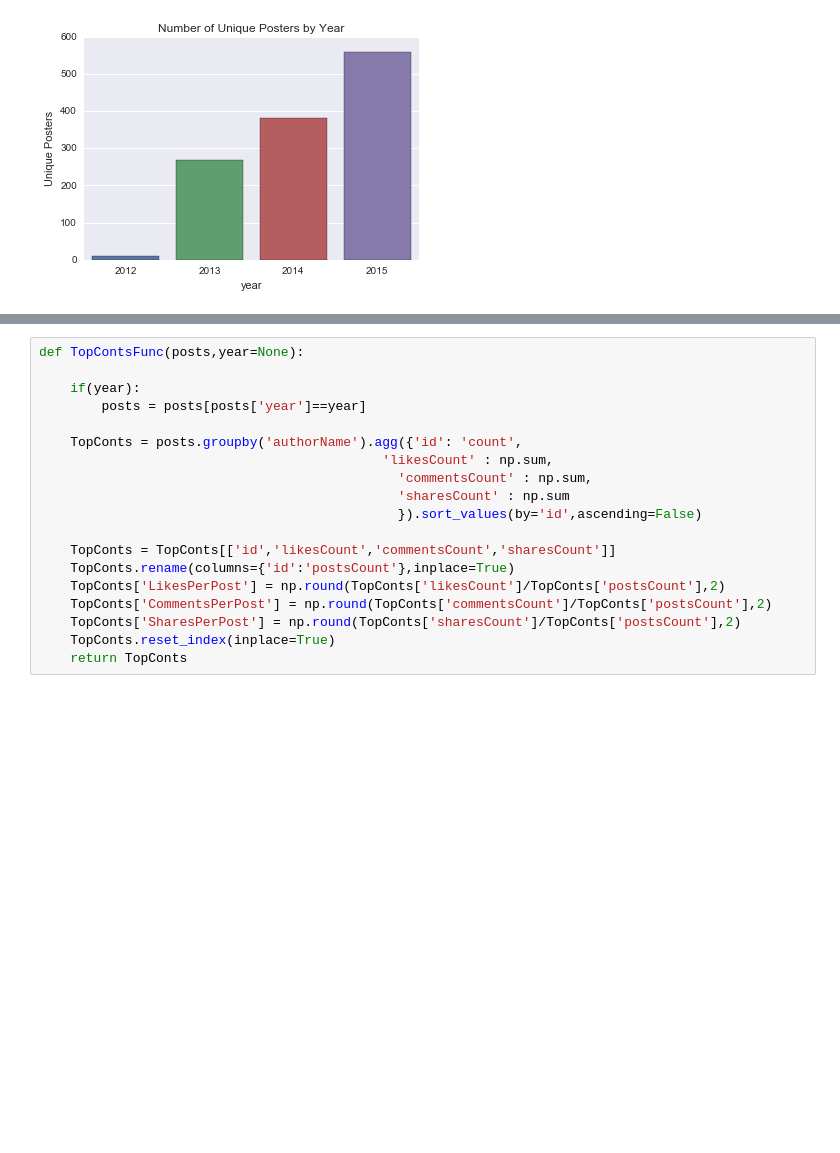
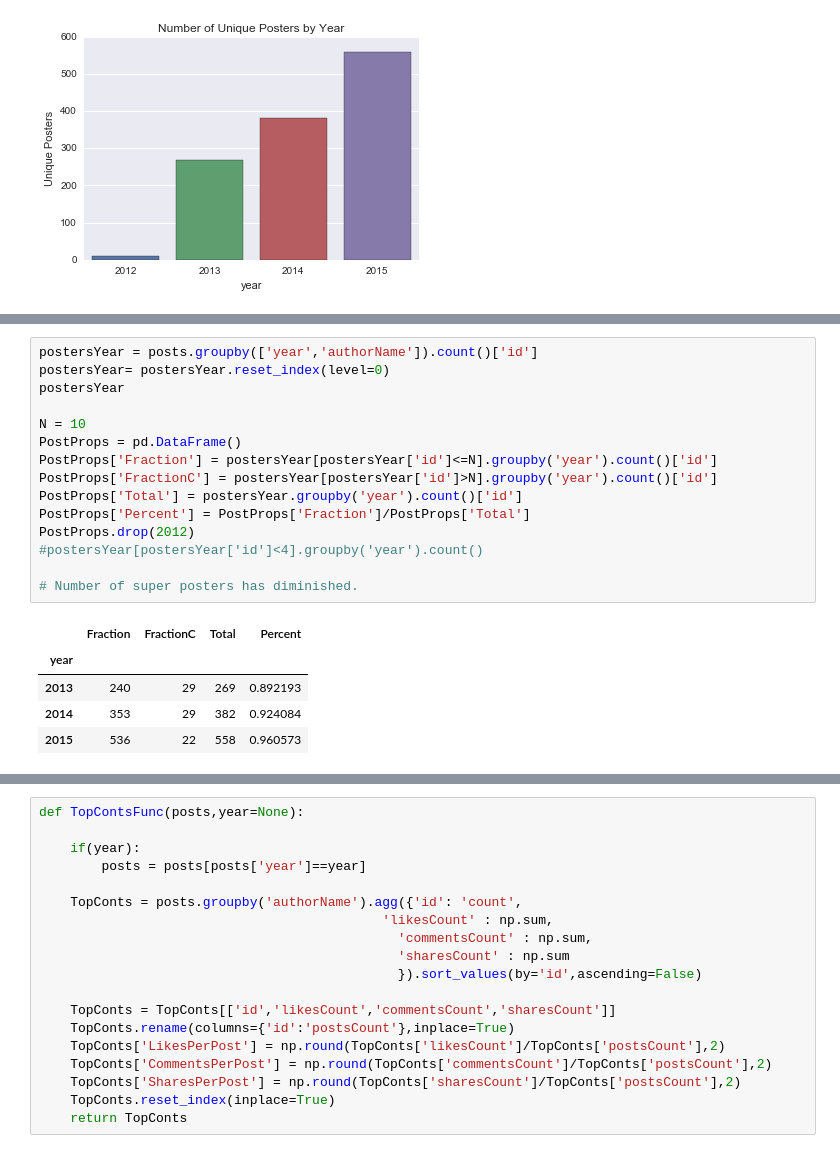
Before and after one commit to darkruby501/OrphanCode, a Jupyter notebook: EAFBGroupPosts/EA Facebook Group - Posts Analysis '15.ipynb, the cells around one changed output, grey strips where cells are left out. Cells and saved outputs as stored; diff of their text form; blank space fills up the shorter version.

```diff
--- a/EAFBGroupPosts/EA Facebook Group - Posts Analysis '15.ipynb
+++ b/EAFBGroupPosts/EA Facebook Group - Posts Analysis '15.ipynb
@@ -184,0 +227,21 @@ ax.set_title('Number of Unique Posters by Year')
+# %%
+postersYear = posts.groupby(['year','authorName']).count()['id']
+postersYear= postersYear.reset_index(level=0)
+postersYear
+
+N = 10
+PostProps = pd.DataFrame()
+PostProps['Fraction'] = postersYear[postersYear['id']<=N].groupby('year').count()['id']
+PostProps['FractionC'] = postersYear[postersYear['id']>N].groupby('year').count()['id']
+PostProps['Total'] = postersYear.groupby('year').count()['id']
+PostProps['Percent'] = PostProps['Fraction']/PostProps['Total']
+PostProps.drop(2012)
+#postersYear[postersYear['id']<4].groupby('year').count()
+
+# Number of super posters has diminished.
+# %% [output]
+|  | Fraction | FractionC | Total | Percent |
+| year |  |  |  |  |
+| 2013 | 240 | 29 | 269 | 0.892193 |
+| 2014 | 353 | 29 | 382 | 0.924084 |
+| 2015 | 536 | 22 | 558 | 0.960573 |
```
Also changed, not shown: parts of 6 cells of this notebook, 1 other file.
